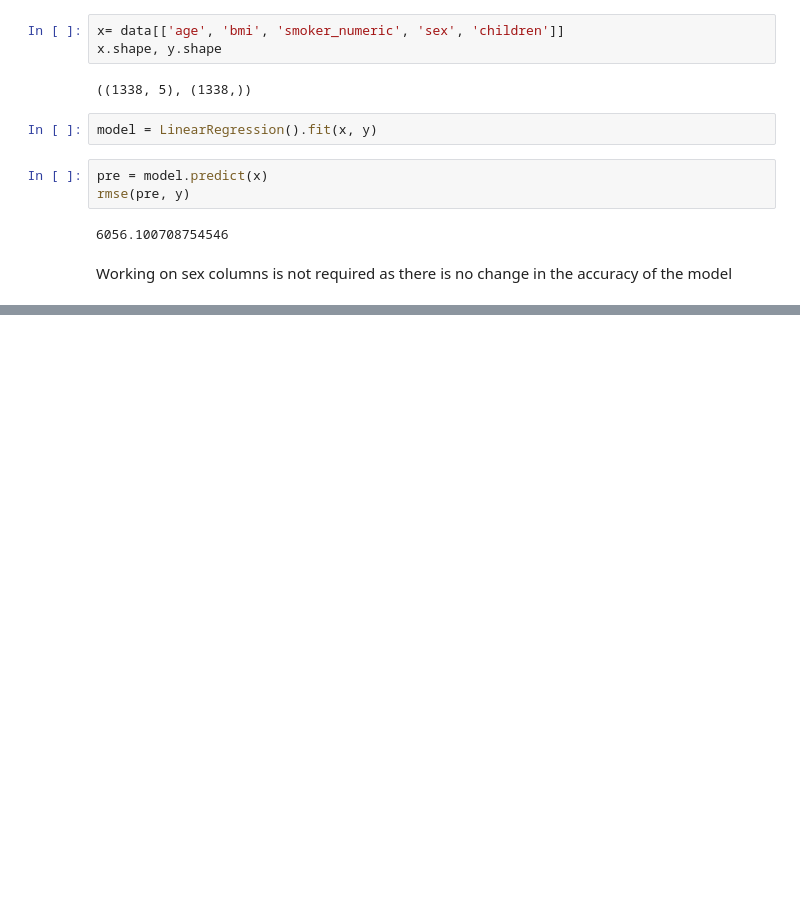
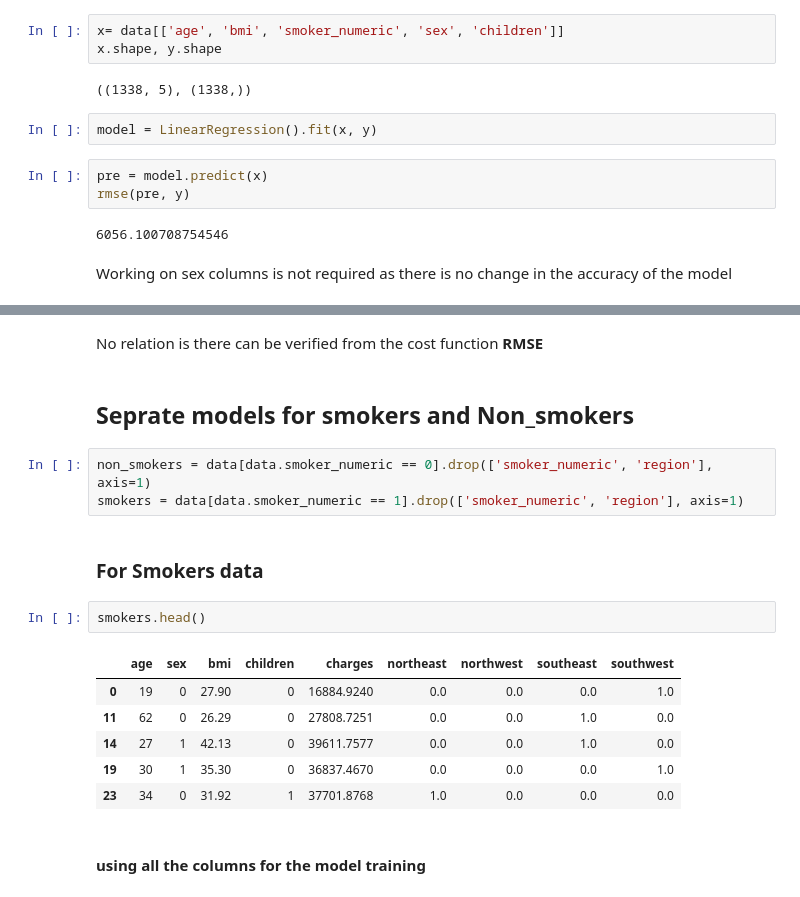
Before and after one commit to mr-ayush-agrawal/MachineLearningBasics, a Jupyter notebook: freeCodeCamp/LinReg/eda.ipynb, the cells around one changed output, grey strips where cells are left out. Saved outputs shown, nothing was run; the diff lists cells and outputs as text; blank space fills up the shorter version.

```diff
--- a/freeCodeCamp/LinReg/eda.ipynb
+++ b/freeCodeCamp/LinReg/eda.ipynb
@@ -519,0 +610,20 @@ Working on sex columns is not required as there is no change in the accuracy of
+# %% [markdown]
+No relation is there can be verified from the cost function **RMSE**
+# %% [markdown]
+## Seprate models for smokers and Non_smokers
+# %%
+non_smokers = data[data.smoker_numeric == 0].drop(['smoker_numeric', 'region'], axis=1)
+smokers = data[data.smoker_numeric == 1].drop(['smoker_numeric', 'region'], axis=1)
+# %% [markdown]
+### For Smokers data
+# %%
+smokers.head()
+# %% [output]
+|  | age | sex | bmi | children | charges | northeast | northwest | southeast | southwest |
+| 0 | 19 | 0 | 27.90 | 0 | 16884.9240 | 0.0 | 0.0 | 0.0 | 1.0 |
+| 11 | 62 | 0 | 26.29 | 0 | 27808.7251 | 0.0 | 0.0 | 1.0 | 0.0 |
+| 14 | 27 | 1 | 42.13 | 0 | 39611.7577 | 0.0 | 0.0 | 1.0 | 0.0 |
+| 19 | 30 | 1 | 35.30 | 0 | 36837.4670 | 0.0 | 0.0 | 0.0 | 1.0 |
+| 23 | 34 | 0 | 31.92 | 1 | 37701.8768 | 1.0 | 0.0 | 0.0 | 0.0 |
+# %% [markdown]
+#### using all the columns for the model training
```
Also changed, not shown: parts of 28 cells of this notebook.
